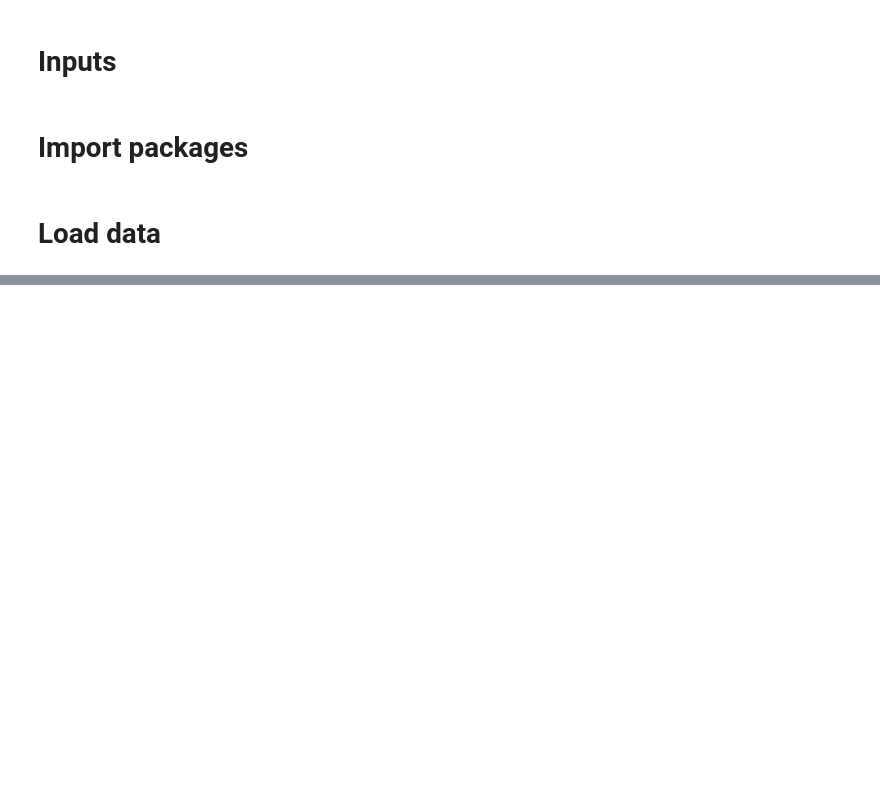
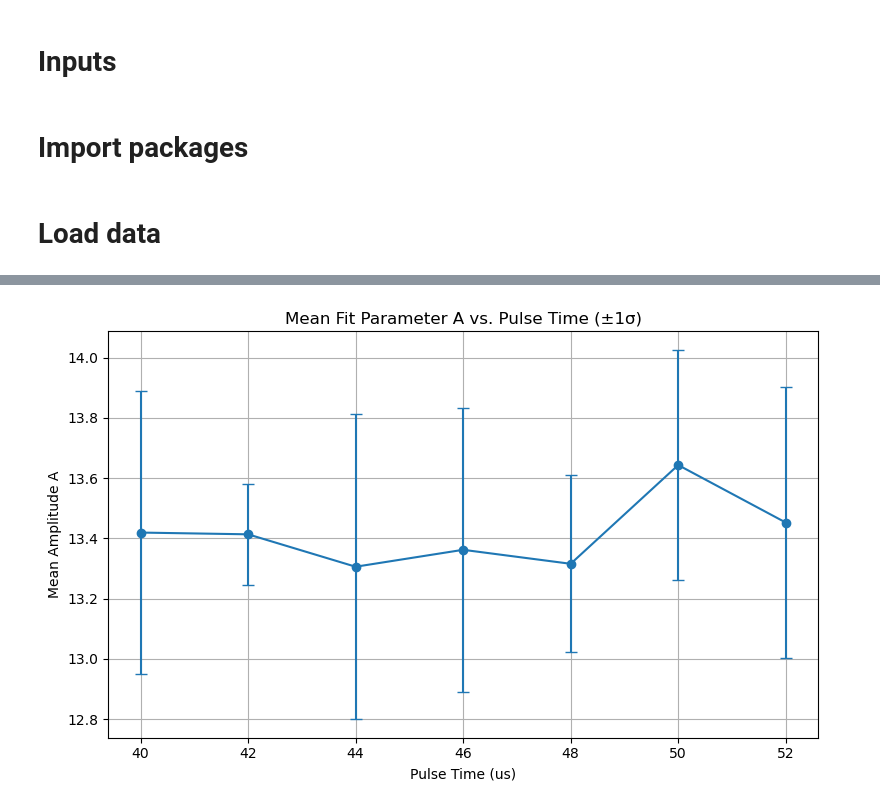
Before and after one commit to noah-silverberg/382L-pNMR, a Jupyter notebook: pi-pulse.ipynb, the cells around one changed output, grey strips where cells are left out. Cells and saved outputs as stored; diff of their text form; code cells hidden in the pictures; blank space fills up the shorter version.

```diff
--- a/pi-pulse.ipynb
+++ b/pi-pulse.ipynb
@@ -113,0 +44,85 @@ def model_exp(t, A, T2star, C):
+# %%
+from collections import defaultdict
+import numpy as np
+import pandas as pd
+import matplotlib.pyplot as plt
+from scipy.optimize import curve_fit
+
+# Dictionary to store individual fit results per pulse time.
+fit_results_by_pulse = defaultdict(list)
+
+# Loop over each trace individually.
+for df, pulse_time in zip(data, pulse_times):
+    t = df['t'].values
+    real = df['CH1'].values - df['CH1'].iloc[-1]
+    imag = df['CH2'].values - df['CH2'].iloc[-1]
+    mag = np.sqrt(real**2 + imag**2)
+
+    # Sort the data by time for a cleaner fit.
+    sort_idx = np.argsort(t)
+    t_sorted = t[sort_idx]
+    mag_sorted = mag[sort_idx]
+
+    # Set up an initial guess for the parameters.
+    # Here, p0 = [initial amplitude, decay time, baseline offset].
+    p0 = [mag_sorted[0], (t_sorted.max() - t_sorted.min()) / 2, np.min(mag_sorted)]
+
+    try:
+        popt, pcov = curve_fit(model_exp, t_sorted, mag_sorted, p0=p0)
+        perr = np.sqrt(np.diag(pcov))
+    except RuntimeError:
+        popt = [np.nan, np.nan, np.nan]
+        perr = [np.nan, np.nan, np.nan]
+
+    # Save the individual fit parameters and their errors.
+    fit_results_by_pulse[pulse_time].append({
+        'A': popt[0],
+        'T2*': popt[1],
+        'C': popt[2],
+        'A_err': perr[0],
+        'T2*_err': perr[1],
+        'C_err': perr[2]
+    })
+
+# Now, average the fit parameters for each pulse time and calculate their standard deviations.
+avg_fit_results = []
+for pulse_time, results in sorted(fit_results_by_pulse.items()):
+    # Extract lists of each parameter (ignoring NaN values).
+    A_values = [r['A'] for r in results if not np.isnan(r['A'])]
+    T2_values = [r['T2*'] for r in results if not np.isnan(r['T2*'])]
+    C_values = [r['C'] for r in results if not np.isnan(r['C'])]
+
+    # Compute the mean values.
+    A_mean = np.mean(A_values)
+    T2_mean = np.mean(T2_values)
+    C_mean = np.mean(C_values)
+
+    # Compute the sample standard deviation (with ddof=1 for an unbiased estimate)
+    A_std = np.std(A_values, ddof=1) if len(A_values) > 1 else np.nan
+    T2_std = np.std(T2_values, ddof=1) if len(T2_values) > 1 else np.nan
+    C_std = np.std(C_values, ddof=1) if len(C_values) > 1 else np.nan
+
+    avg_fit_results.append({
+        'Pulse Time (us)': pulse_time,
+        'A_mean': A_mean,
+        'A_std': A_std,
+        'T2*_mean (us)': T2_mean,
+        'T2*_std (us)': T2_std,
+        'C_mean': C_mean,
+        'C_std': C_std
+    })
+
+results_df = pd.DataFrame(avg_fit_results).sort_values('Pulse Time (us)')
+
+# Example plot: Mean A vs. Pulse Time with error bars from the sample standard deviation.
+plt.figure(figsize=(8,5))
+plt.errorbar(results_df['Pulse Time (us)'], results_df['A_mean'],
+             yerr=results_df['A_std'], fmt='o-', capsize=4)
+plt.xlabel('Pulse Time (us)')
+plt.ylabel('Mean Amplitude A')
+plt.title('Mean Fit Parameter A vs. Pulse Time (±1σ)')
+plt.grid(True)
+plt.tight_layout()
+plt.show()
+# %% [output]
+[figure, added]
```
Also changed, not shown: parts of 8 cells of this notebook.
